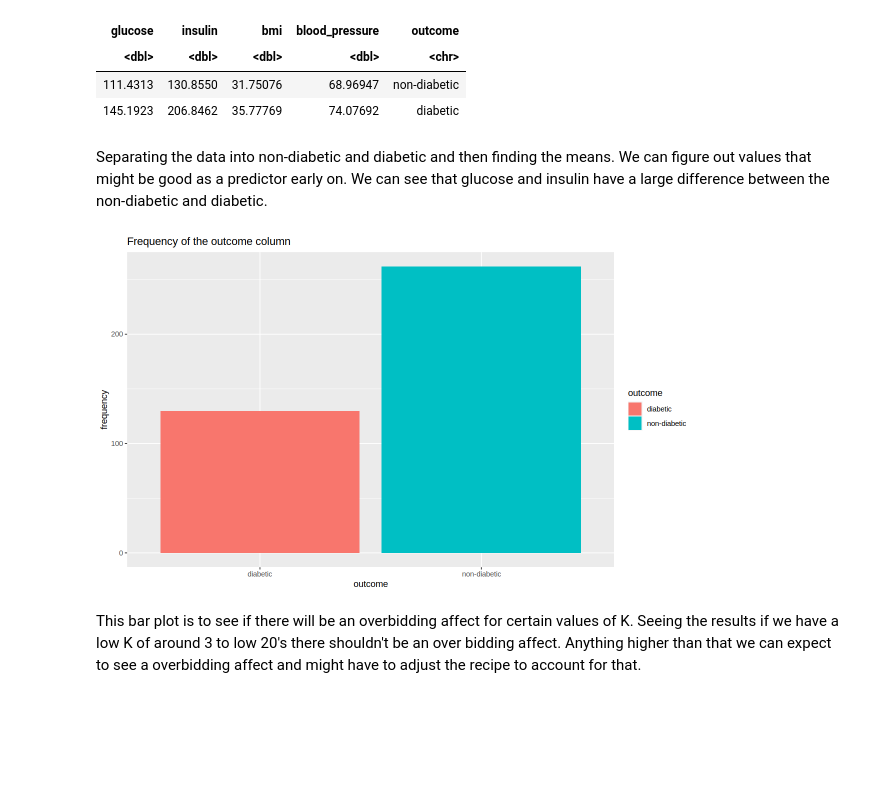
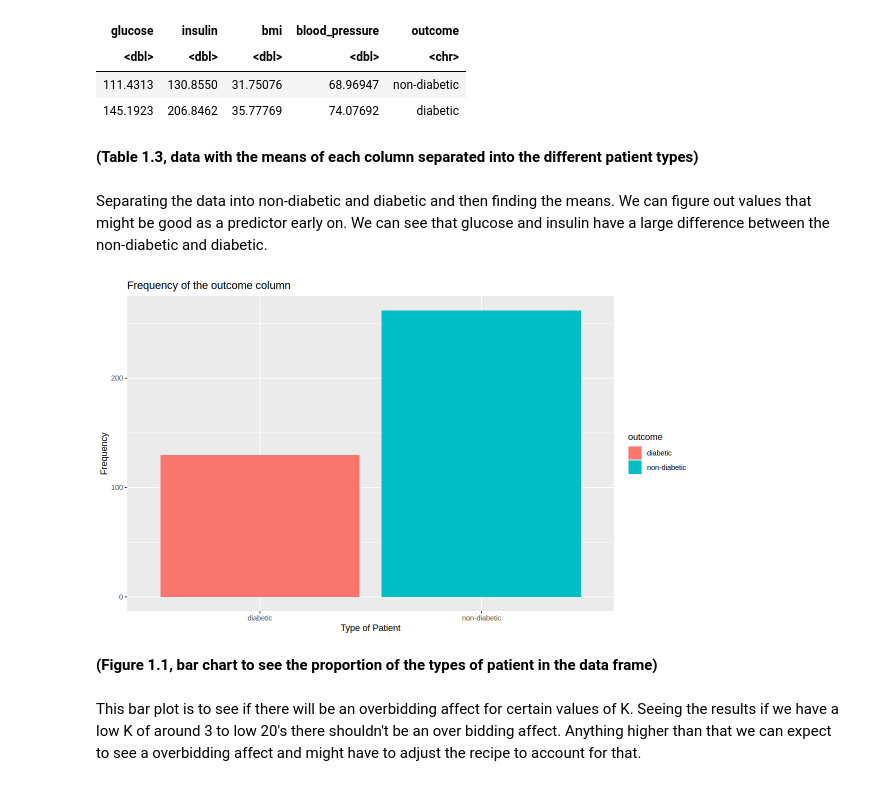
Before and after one commit to narjisaa/dsci-100-2023w1-group-10, a Jupyter notebook: group_project_report.ipynb, the cells around one changed output. Drawn from its saved outputs; the diff is of its cells as text; code cells hidden in the pictures; blank space fills up the shorter version.

```diff
--- a/group_project_report.ipynb
+++ b/group_project_report.ipynb
@@ -170,17 +174,21 @@ A tibble: 2 × 5
 | <dbl> | <dbl> | <dbl> | <dbl> | <chr> |
 | 111.4313 | 130.8550 | 31.75076 | 68.96947 | non-diabetic |
 | 145.1923 | 206.8462 | 35.77769 | 74.07692 | diabetic |
+# %% [markdown]
+**(Table 1.3, data with the means of each column separated into the different patient types)**
 # %% [markdown]
 Separating the data into non-diabetic and diabetic and then finding the means. We can figure out values that might be good as a predictor early on. We can see that glucose and insulin have a large difference between the non-diabetic and diabetic.
 # %%
 options(repr.plot.height = 6, repr.plot.width = 10)
 outcome_bar <- ggplot(DIABETES_DATA, aes(outcome, fill = outcome)) +
         geom_bar() +
-        labs(title = "Frequency of the outcome column", y = "frequency")
+        labs(title = "Frequency of the outcome column", y = "Frequency", x = "Type of Patient")
 
 outcome_bar
 # %% [output]
-[figure, old version]
+[figure, new version]
+# %% [markdown]
+**(Figure 1.1, bar chart to see the proportion of the types of patient in the data frame)**
 # %% [markdown]
 This bar plot is to see if there will be an overbidding affect for certain values of K. Seeing the results if we have a low K of around 3 to low 20's there shouldn't be an over bidding affect. Anything higher than that we can expect to see a overbidding affect and might have to adjust the recipe to account for that.
 # %%
```
Also changed, not shown: parts of 12 cells of this notebook.
